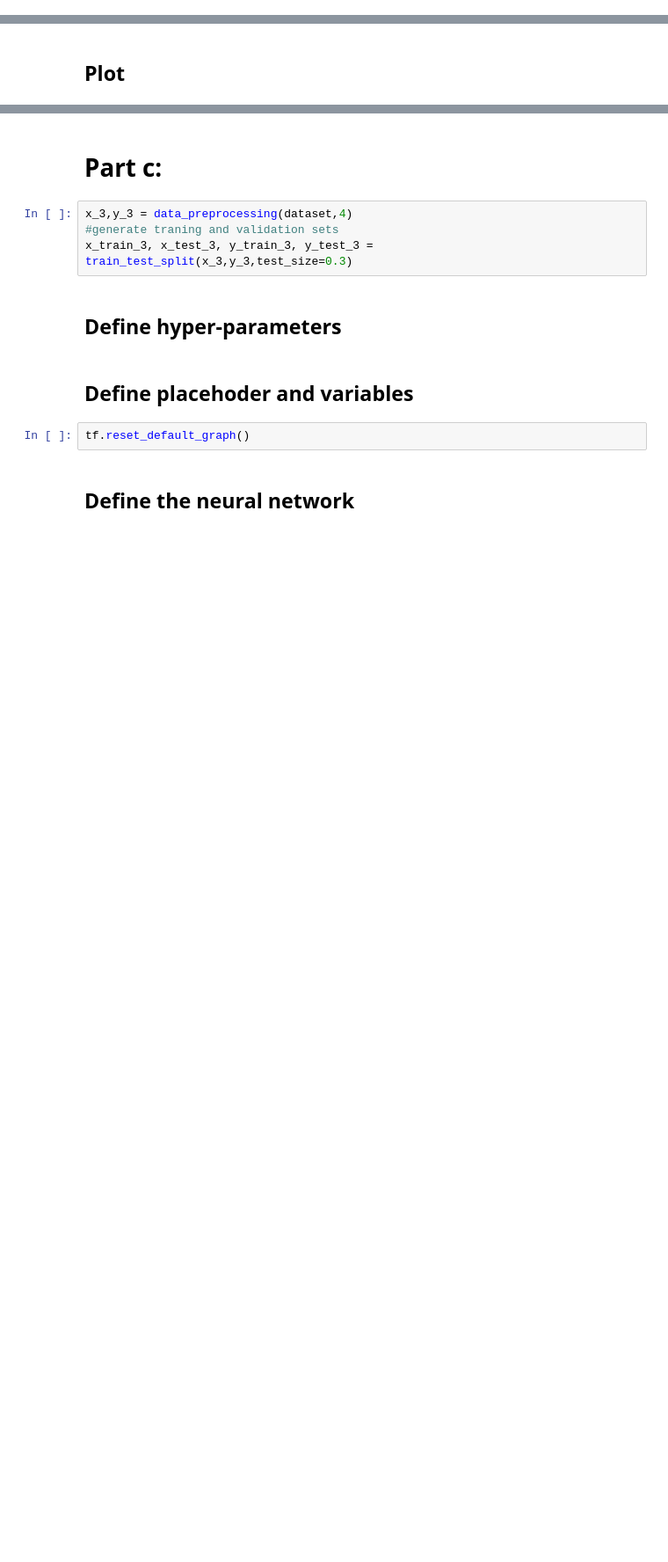
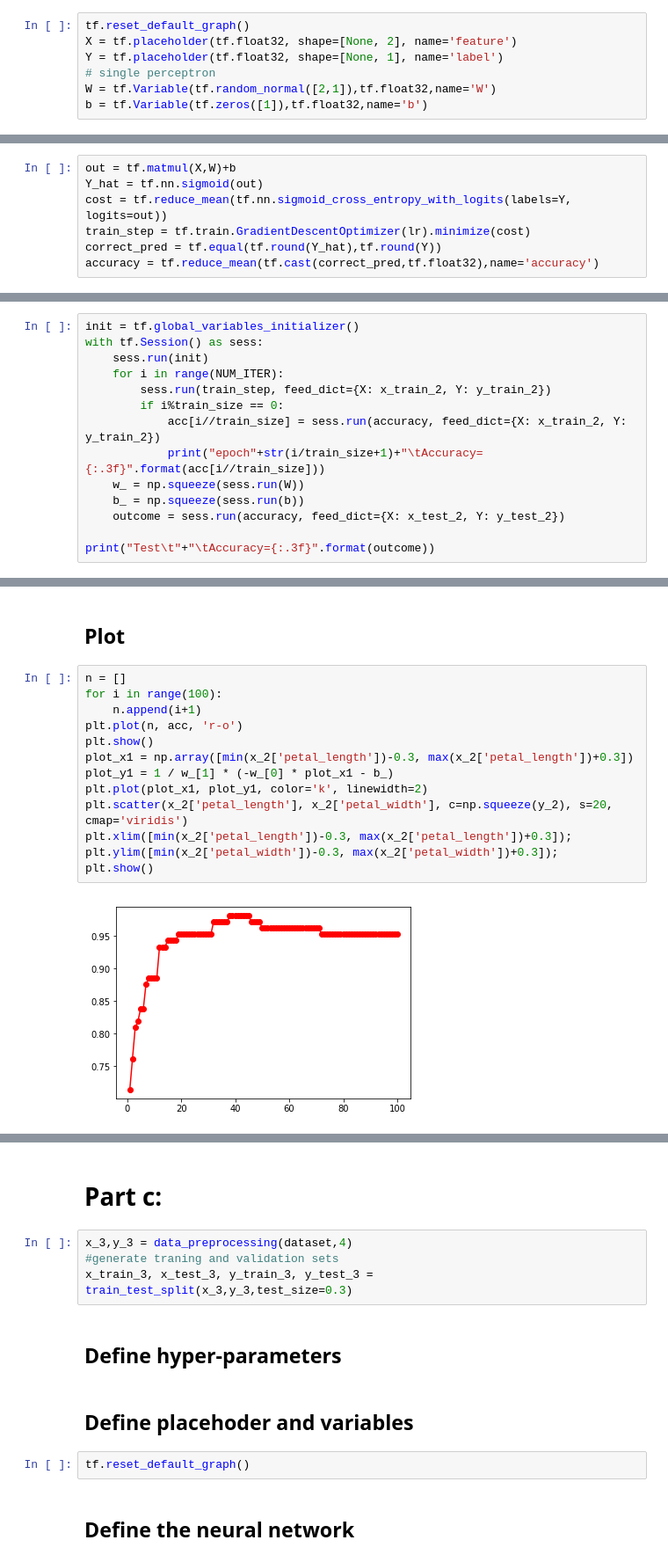
Before and after one commit to Y-x-Y/EE596, a Jupyter notebook: Homework1/HW1_Iris.ipynb, the cells around one changed output, grey strips where cells are left out. Shown at 88% size. Cells and saved outputs as stored; diff of their text form; blank space fills up the shorter version.

```diff
--- a/Homework1/HW1_Iris.ipynb
+++ b/Homework1/HW1_Iris.ipynb
@@ -174,0 +184,7 @@ tf.reset_default_graph()
+# %%
+tf.reset_default_graph()
+X = tf.placeholder(tf.float32, shape=[None, 2], name='feature')
+Y = tf.placeholder(tf.float32, shape=[None, 1], name='label')
+# single perceptron
+W = tf.Variable(tf.random_normal([2,1]),tf.float32,name='W')
+b = tf.Variable(tf.zeros([1]),tf.float32,name='b')
@@ -175,4 +195,25 @@ tf.reset_default_graph()
 # %% [markdown]
 <h2>Define update rule and accuracy</h2>
+# %%
+out = tf.matmul(X,W)+b
+Y_hat = tf.nn.sigmoid(out)
+cost = tf.reduce_mean(tf.nn.sigmoid_cross_entropy_with_logits(labels=Y, logits=out))
+train_step = tf.train.GradientDescentOptimizer(lr).minimize(cost)
+correct_pred = tf.equal(tf.round(Y_hat),tf.round(Y))
+accuracy = tf.reduce_mean(tf.cast(correct_pred,tf.float32),name='accuracy')
 # %% [markdown]
 <h2>Execute training</h2>
+# %%
+init = tf.global_variables_initializer()
+with tf.Session() as sess:
+    sess.run(init)
+    for i in range(NUM_ITER):
+        sess.run(train_step, feed_dict={X: x_train_2, Y: y_train_2})
+        if i%train_size == 0:
+            acc[i//train_size] = sess.run(accuracy, feed_dict={X: x_train_2, Y: y_train_2})
+            print("epoch"+str(i/train_size+1)+"\tAccuracy={:.3f}".format(acc[i//train_size]))
+    w_ = np.squeeze(sess.run(W))
+    b_ = np.squeeze(sess.run(b))
+    outcome = sess.run(accuracy, feed_dict={X: x_test_2, Y: y_test_2})
+
+print("Test\t"+"\tAccuracy={:.3f}".format(outcome))
@@ -179,2 +238,17 @@ tf.reset_default_graph()
 # %% [markdown]
 <h2>Plot</h2>
+# %%
+n = []
+for i in range(100):
+    n.append(i+1)
+plt.plot(n, acc, 'r-o')
+plt.show()
+plot_x1 = np.array([min(x_2['petal_length'])-0.3, max(x_2['petal_length'])+0.3])
+plot_y1 = 1 / w_[1] * (-w_[0] * plot_x1 - b_)
+plt.plot(plot_x1, plot_y1, color='k', linewidth=2)
+plt.scatter(x_2['petal_length'], x_2['petal_width'], c=np.squeeze(y_2), s=20, cmap='viridis')
+plt.xlim([min(x_2['petal_length'])-0.3, max(x_2['petal_length'])+0.3]);
+plt.ylim([min(x_2['petal_width'])-0.3, max(x_2['petal_width'])+0.3]);
+plt.show()
+# %% [output]
+[figure, added]
```
Also changed, not shown: parts of 8 cells of this notebook, 1 other file.
